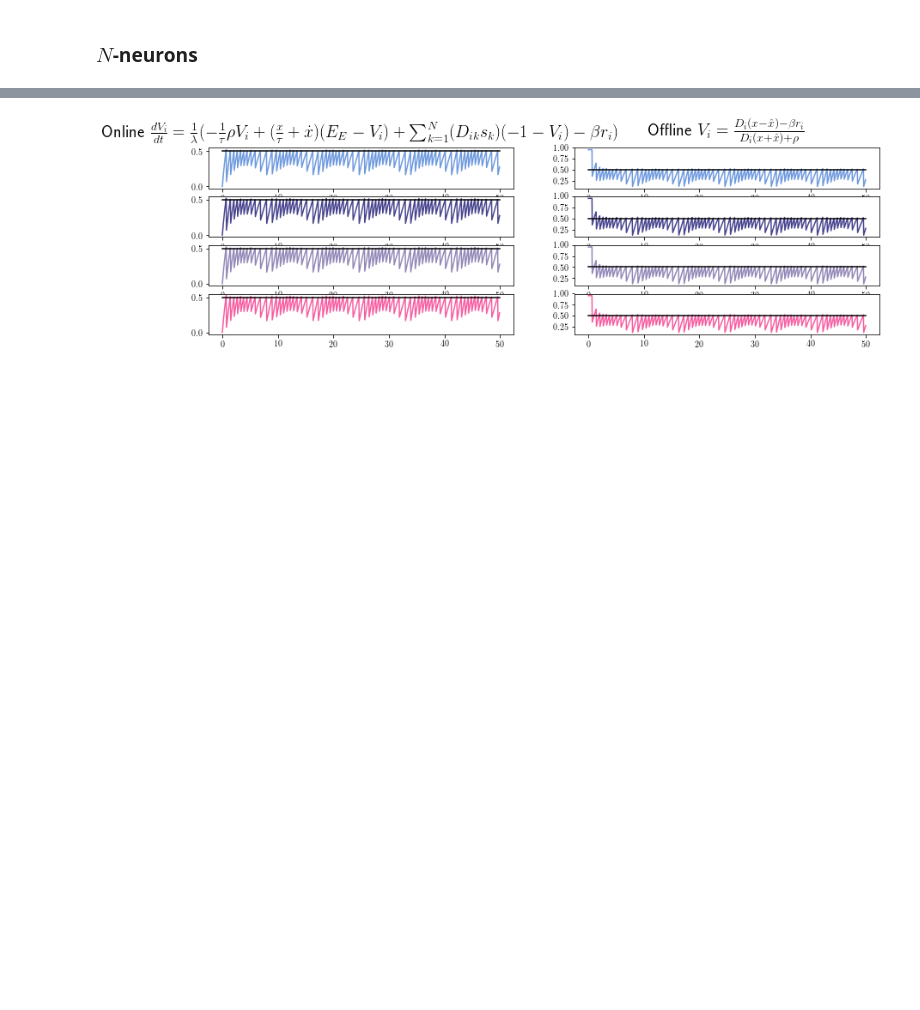
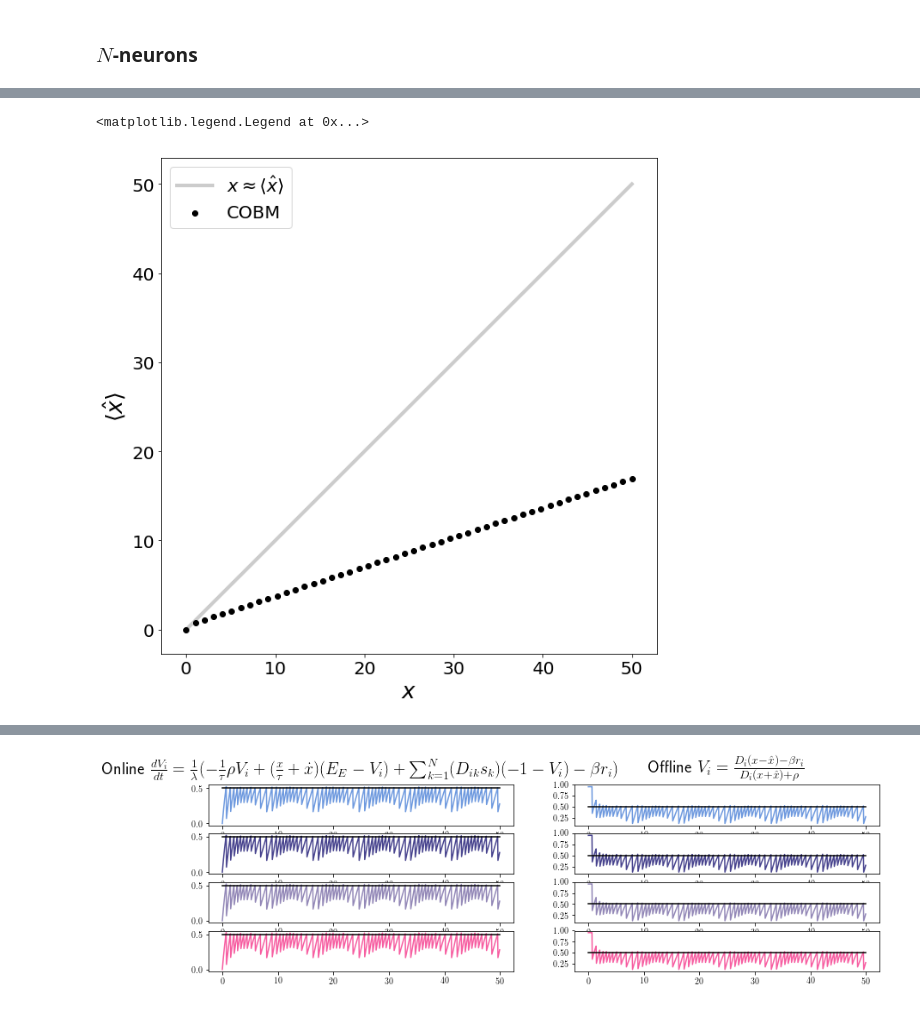
Before and after one commit to ABra1993/LisbonLab, a Jupyter notebook: Conductance/SNN_conductance.ipynb, the cells around one changed output, grey strips where cells are left out. Cells and saved outputs as stored; diff of their text form; code cells hidden in the pictures; blank space fills up the shorter version.

```diff
--- a/Conductance/SNN_conductance.ipynb
+++ b/Conductance/SNN_conductance.ipynb
@@ -696,0 +743,13 @@ else:
+# %%
+pl.figure(figsize=(10, 16))
+pl.plot(signal_input, signal_input, color='black', alpha=0.2, lw=4, label=r'$x \approx \langle \hat{x} \rangle$')
+pl.scatter(signal_input,avg_est,color='black', label='COBM')
+pl.axis('square')
+pl.xlabel(r'$x$',fontsize=25)
+pl.ylabel(r'$\langle\hat{x}\rangle$',fontsize=25)
+pl.yticks(fontsize=20)
+pl.xticks(fontsize=20)
+pl.legend(fontsize=20)
+# %% [output]
+<matplotlib.legend.Legend at 0x...>
+[figure, added]
```
Also changed, not shown: parts of 18 cells of this notebook, 9 other files.
